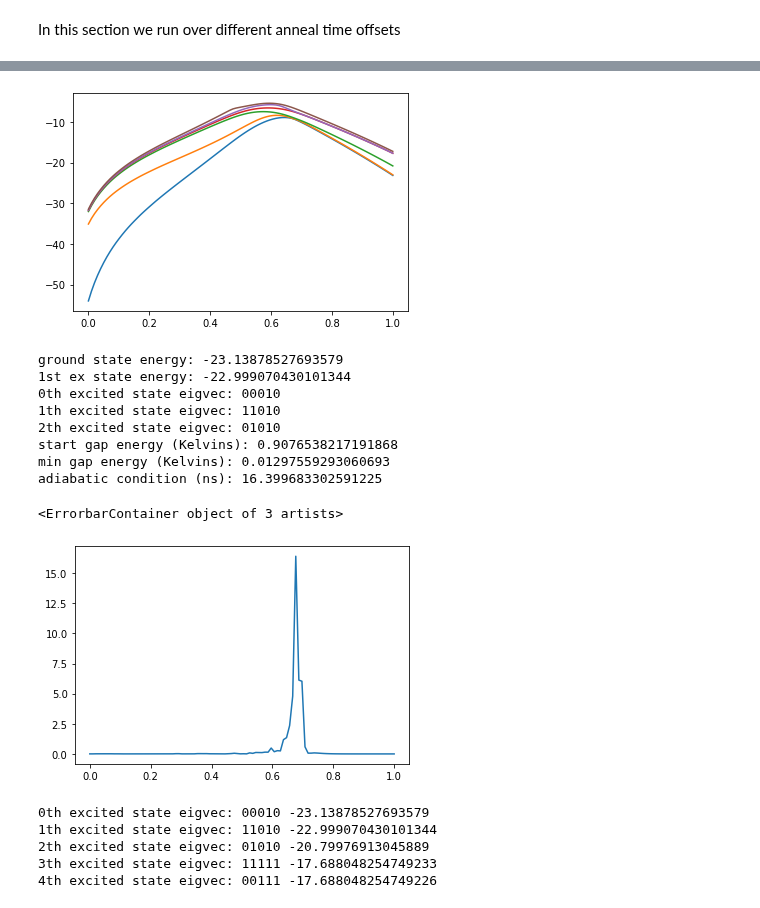
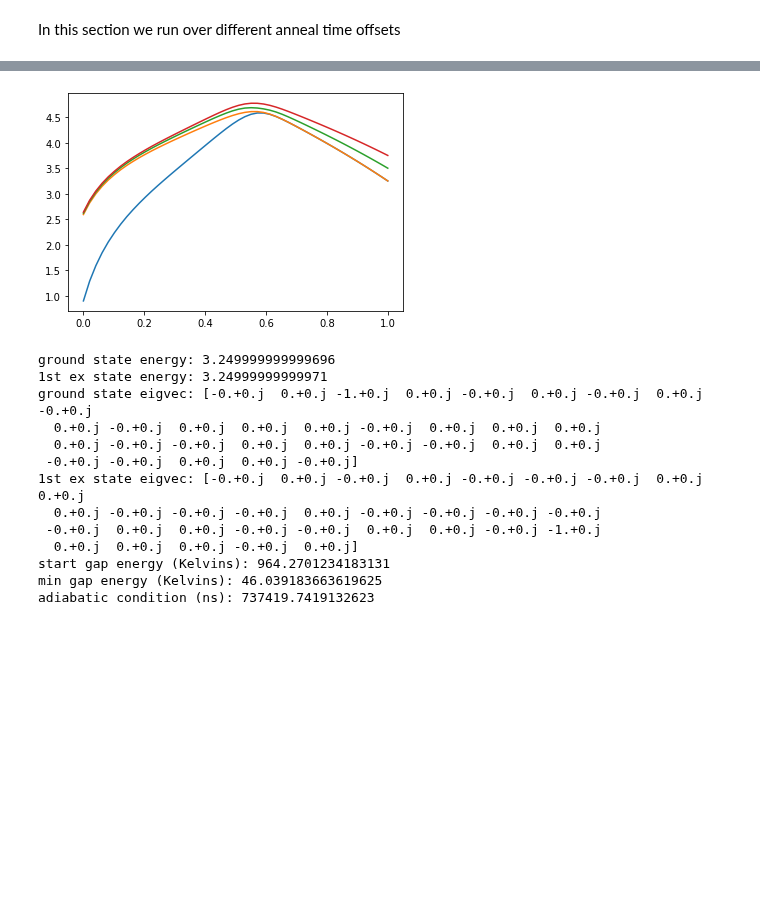
Before and after one commit to cchang5/quantum_linear_programming, a Jupyter notebook: notebooks/runs/run10.ipynb, the cells around one changed output, grey strips where cells are left out. Saved outputs shown, nothing was run; the diff lists cells and outputs as text; code cells hidden in the pictures; blank space fills up the shorter version.

```diff
--- a/notebooks/runs/run10.ipynb
+++ b/notebooks/runs/run10.ipynb
@@ -128,9 +128,9 @@ fill_value = "extrapolate"
 Parameters to solve the ODE. See also `scipy.integrate.solve_ivp`.
 # %%
 solver_params = dict()
-solver_params["method"] = "BDF"
-solver_params["rtol"] = 1e-6
-solver_params["atol"] = 1e-7
+solver_params["method"] = "RK45"
+solver_params["rtol"] = 1e-7
+solver_params["atol"] = 1e-8
 # %% [markdown]
 ## System parameters
 # %% [markdown]
@@ -169,7 +169,7 @@ In this section we run over different anneal time offsets
 
 # brute force solving time-dependent schrodinger equation to simulate quantum annealing for small systems
 result = dict()
-offset_min_list = [-0.05]
+offset_min_list = [0.05]
 Aoffset = 0
 
 for offset_min in offset_min_list:
@@ -420,69 +420,59 @@ with open(query.instance.path, "rb") as file:
     tdse = pickle.load(file)
 normalized_time = tdse.offset["normalized_time"]
 
-num_es = 6
+num_es = 4
 # unit conversion
 # sol.y = [GHz / h]
+make_dimensionless = 1 / energyscale * 1 / tdse.AS.B(normalized_time[1])[0]
 
 fig = plt.figure()
 ax = plt.axes()
 gap = dict()
 
 x = []
 y = {es: [] for es in range(num_es)}
 V = []
-tdse.ising["energyscale"] = 1 # Hamiltonian = 1 ns^-1
-for s in np.linspace(normalized_time[0], normalized_time[1], 100):
+for s in np.linspace(normalized_time[0], normalized_time[1]):
     eigval, eigvec = eigh((tdse.annealingH(s)).toarray())
+    seigval = (
+        np.sort(eigval) * make_dimensionless + tdse.ising["c"] + tdse.ising["qubo_constant"]
+    )
     x.append(s)
     for es in y.keys():
-        y[es].append(eigval[es])
-    Vi = np.einsum('ij,j->i', tdse.annealingH(s).todense(), eigvec[2])
+        y[es].append(seigval[es])
+    Vi = np.einsum('ij,j->i', tdse.annealingH(s).todense(), eigvec[1])
     Vi = abs(np.einsum('i,i', eigvec[0], Vi).real)
     V.append(Vi)
 for es in y.keys():
     ax.errorbar(x=x, y=y[es])
 gap = {es: np.array(y[es]) - np.array(y[0]) for es in y.keys()}
 plt.draw()
 plt.show()
 print("ground state energy:", y[0][-1])
 print("1st ex state energy:", y[1][-1])
 eigval, eigvec = eigh((tdse.annealingH(s)).toarray())
-for n in range(3):
-    print(f"{n}th excited state eigvec:", "{0:05b}".format(np.argmax(np.absolute(np.round(eigvec[n]).real))))
-
+print("ground state eigvec:", np.round(eigvec[0]))
+print("1st ex state eigvec:", np.round(eigvec[1]))
 kb = 8.617333262145E-5 #eV⋅K−1
 h = 4.135667696E-15 #eV⋅s
 h_kb = h/kb # K*s
-print("start gap energy (Kelvins):", (y[1][0] - y[0][0])*1E9*h_kb)
-gap = np.array(y[2]) - np.array(y[0])
-mingap = min(gap)
-print("min gap energy (Kelvins):", mingap*1E9*h_kb)
+print("start gap energy (Kelvins):", energyscale * tdse.AS.B(normalized_time[1])[0]*(y[1][0] - y[0][0])*1E9*h_kb)
+mingap = min(np.array(y[2]) - np.array(y[0]))
+print("min gap energy (Kelvins):", energyscale * tdse.AS.B(normalized_time[1])[0]*mingap*1E9*h_kb)
 # calculate adiabatic condition V/gap^2
-scale = V/(gap)**2
-print("adiabatic condition (ns):", max(V/(gap)**2))
-
-fig = plt.figure('adiabatic condition')
-ax = plt.axes()
-ax.errorbar(x=x, y=scale)
+print("adiabatic condition (ns):", max(V)/mingap**2)
 # %% [output]
-[figure, old version]
+[figure, new version]
-ground state energy: -23.13878527693579
-1st ex state energy: -22.999070430101344
-0th excited state eigvec: 00010
-1th excited state eigvec: 11010
-2th excited state eigvec: 01010
-start gap energy (Kelvins): 0.9076538217191868
-min gap energy (Kelvins): 0.01297559293060693
-adiabatic condition (ns): 16.399683302591225
+ground state energy: 3.249999999999696
+1st ex state energy: 3.24999999999971
+ground state eigvec: [-0.+0.j  0.+0.j -1.+0.j  0.+0.j -0.+0.j  0.+0.j -0.+0.j  0.+0.j -0.+0.j
+  0.+0.j -0.+0.j  0.+0.j  0.+0.j  0.+0.j -0.+0.j  0.+0.j  0.+0.j  0.+0.j
+  0.+0.j -0.+0.j -0.+0.j  0.+0.j  0.+0.j -0.+0.j -0.+0.j  0.+0.j  0.+0.j
+ -0.+0.j -0.+0.j  0.+0.j  0.+0.j -0.+0.j]
+1st ex state eigvec: [-0.+0.j  0.+0.j -0.+0.j  0.+0.j -0.+0.j -0.+0.j -0.+0.j  0.+0.j  0.+0.j
+  0.+0.j -0.+0.j -0.+0.j -0.+0.j  0.+0.j -0.+0.j -0.+0.j -0.+0.j -0.+0.j
+ -0.+0.j  0.+0.j  0.+0.j -0.+0.j -0.+0.j  0.+0.j  0.+0.j -0.+0.j -1.+0.j
+  0.+0.j  0.+0.j  0.+0.j -0.+0.j  0.+0.j]
+start gap energy (Kelvins): 964.2701234183131
+min gap energy (Kelvins): 46.039183663619625
+adiabatic condition (ns): 737419.7419132623
-<ErrorbarContainer object of 3 artists>
-[figure, removed]
-# %%
-for n in range(5):
-    print(f"{n}th excited state eigvec:", "{0:05b}".format(np.argmax(np.absolute(np.round(eigvec[n]).real))), eigval[n])
-# %% [output]
-0th excited state eigvec: 00010 -23.13878527693579
-1th excited state eigvec: 11010 -22.999070430101344
-2th excited state eigvec: 01010 -20.79976913045889
-3th excited state eigvec: 11111 -17.688048254749233
-4th excited state eigvec: 00111 -17.688048254749226
```
Also changed, not shown: parts of 1 cell of this notebook, 30 other files.
